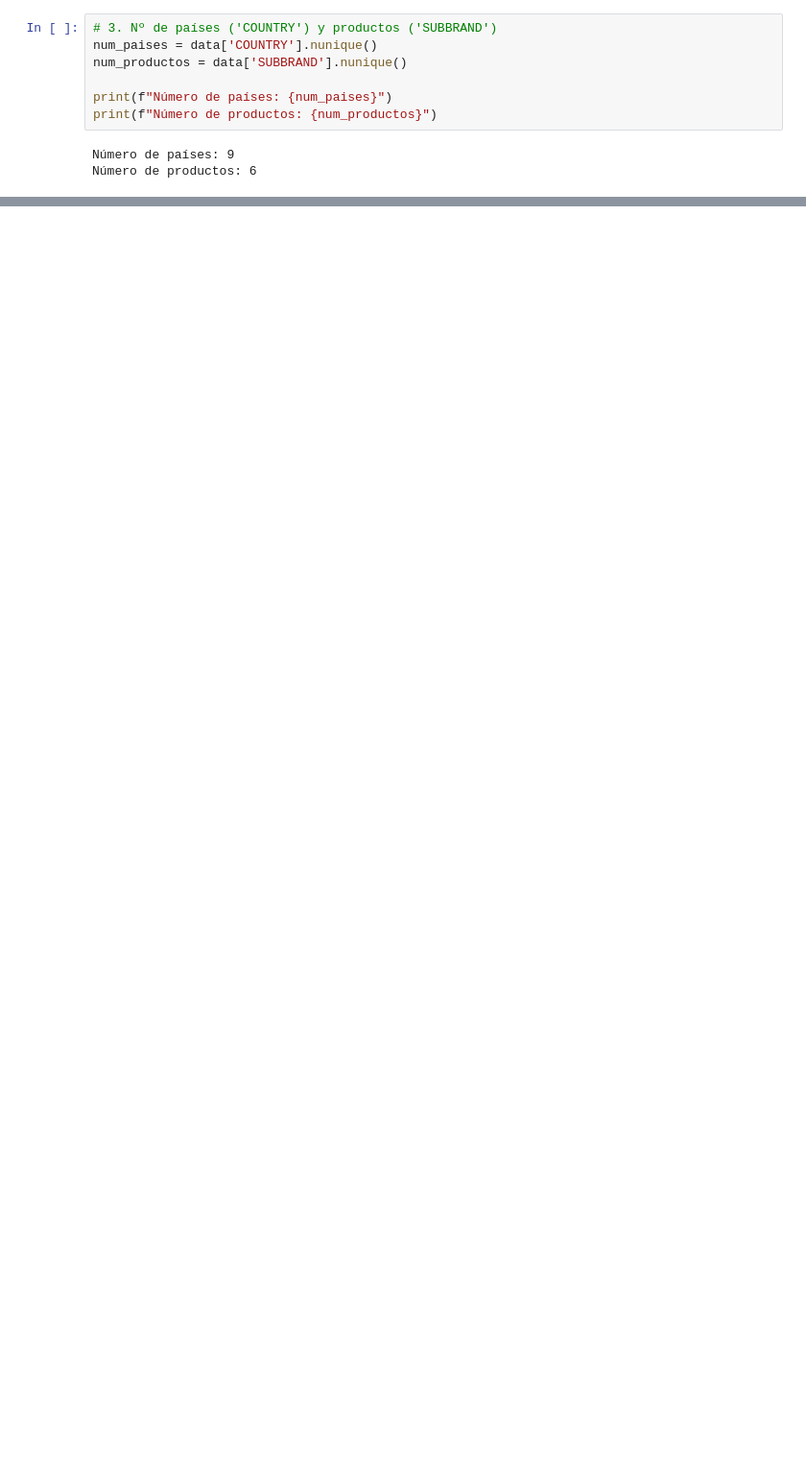
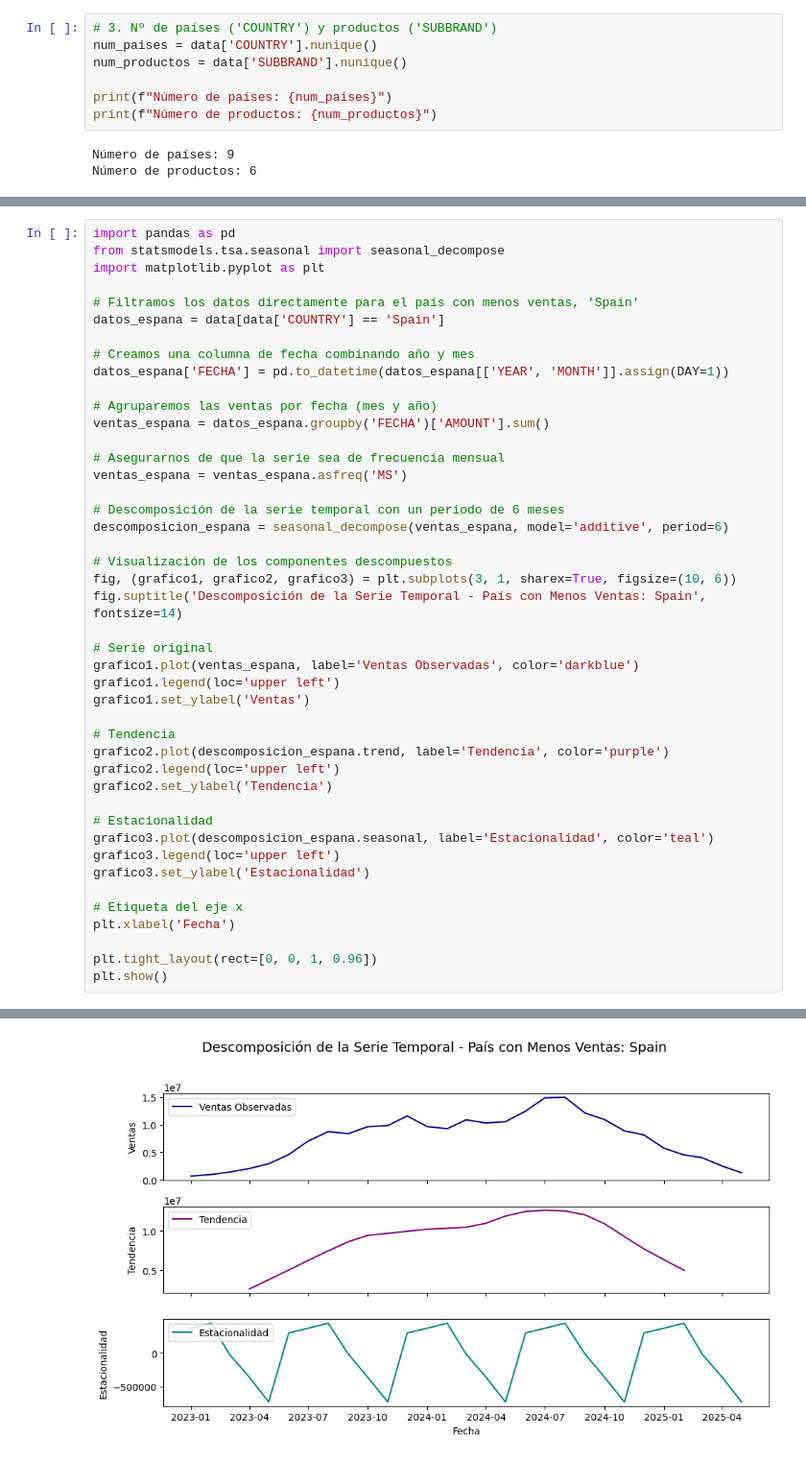
Before and after one commit to carlosadaro28/VisualizacionCarlosAdaro, a Jupyter notebook: Ejerciciosclase/Ejercicio2CarlosAdaro.ipynb, the cells around one changed output, grey strips where cells are left out. Shown: that part at 96% size. Cells and saved outputs as stored; diff of their text form; blank space fills up the shorter version.

```diff
--- a/Ejerciciosclase/Ejercicio2CarlosAdaro.ipynb
+++ b/Ejerciciosclase/Ejercicio2CarlosAdaro.ipynb
@@ -83,0 +218,45 @@ Name: AMOUNT, dtype: int64
+# %%
+import pandas as pd
+from statsmodels.tsa.seasonal import seasonal_decompose
+import matplotlib.pyplot as plt
+
+# Filtramos los datos directamente para el país con menos ventas, 'Spain'
+datos_espana = data[data['COUNTRY'] == 'Spain']
+
+# Creamos una columna de fecha combinando año y mes
+datos_espana['FECHA'] = pd.to_datetime(datos_espana[['YEAR', 'MONTH']].assign(DAY=1))
+
+# Agruparemos las ventas por fecha (mes y año)
+ventas_espana = datos_espana.groupby('FECHA')['AMOUNT'].sum()
+
+# Asegurarnos de que la serie sea de frecuencia mensual
+ventas_espana = ventas_espana.asfreq('MS')
+
+# Descomposición de la serie temporal con un periodo de 6 meses
+descomposicion_espana = seasonal_decompose(ventas_espana, model='additive', period=6)
+
+# Visualización de los componentes descompuestos
+fig, (grafico1, grafico2, grafico3) = plt.subplots(3, 1, sharex=True, figsize=(10, 6))
+fig.suptitle('Descomposición de la Serie Temporal - País con Menos Ventas: Spain', fontsize=14)
+
+# Serie original
+grafico1.plot(ventas_espana, label='Ventas Observadas', color='darkblue')
+grafico1.legend(loc='upper left')
+grafico1.set_ylabel('Ventas')
+
+# Tendencia
+grafico2.plot(descomposicion_espana.trend, label='Tendencia', color='purple')
+grafico2.legend(loc='upper left')
+grafico2.set_ylabel('Tendencia')
+
+# Estacionalidad
+grafico3.plot(descomposicion_espana.seasonal, label='Estacionalidad', color='teal')
+grafico3.legend(loc='upper left')
+grafico3.set_ylabel('Estacionalidad')
+
+# Etiqueta del eje x
+plt.xlabel('Fecha')
+
+plt.tight_layout(rect=[0, 0, 1, 0.96])
+plt.show()
+# %% [output]
@@ -83,0 +267 @@ Name: AMOUNT, dtype: int64
+[figure, added]
```
Also changed, not shown: parts of 25 cells of this notebook.
